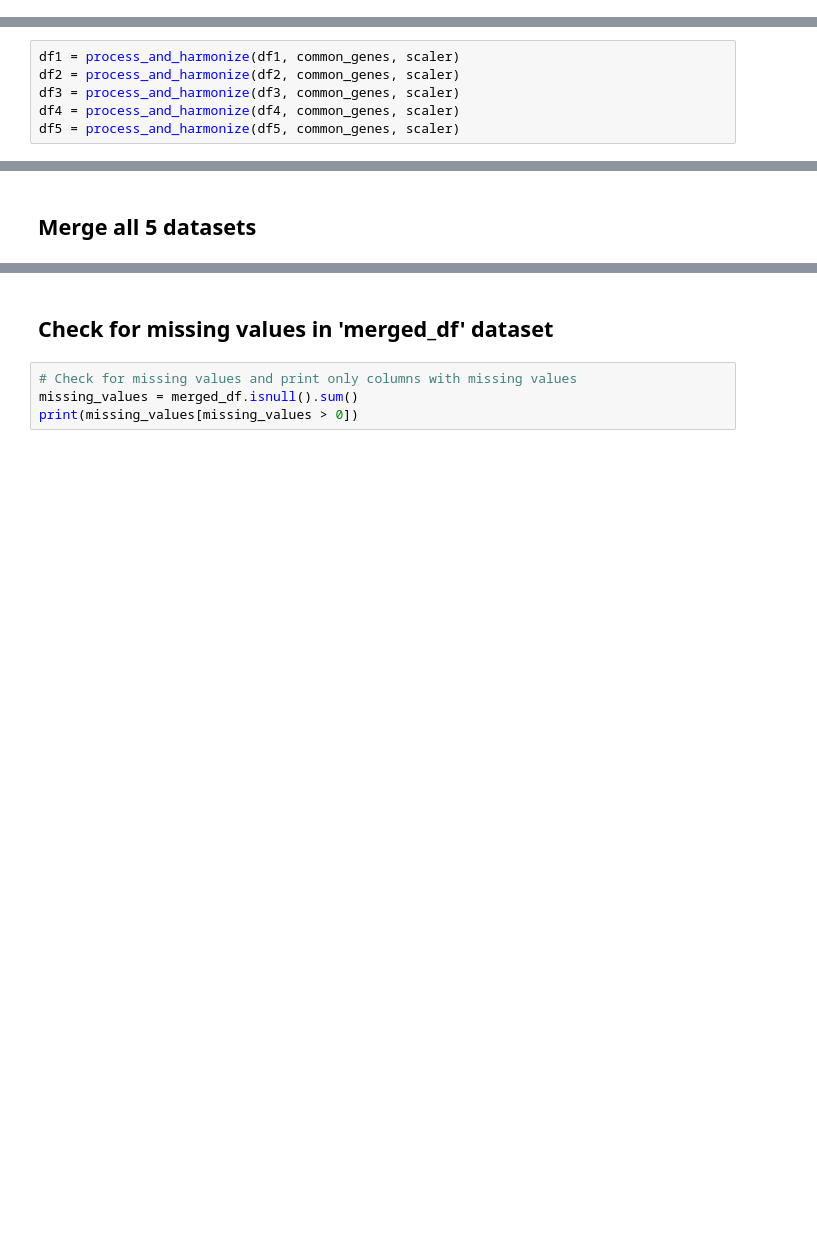
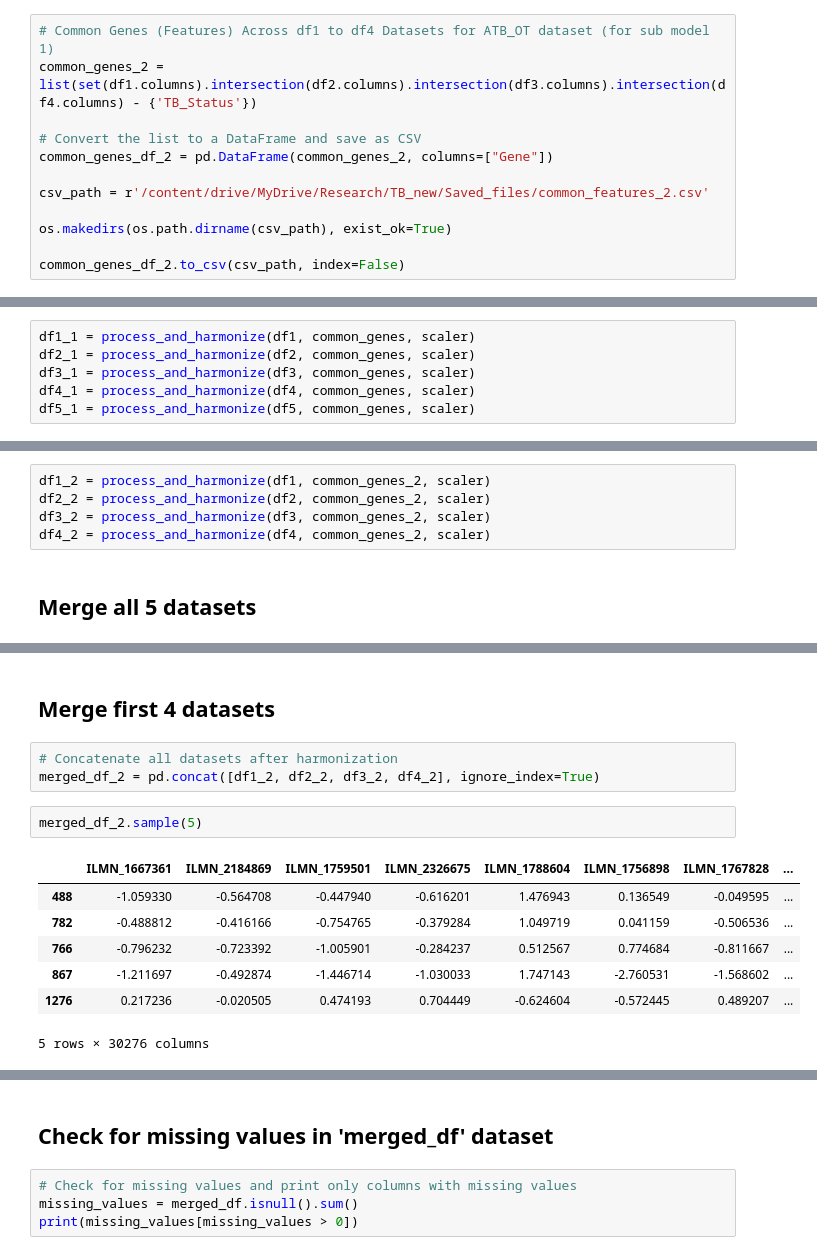
Before and after one commit to Nuwantha97/TB_Research_new, a Jupyter notebook: 1. preprocessing/train/Datasets_preparation.ipynb, the cells around one changed output, grey strips where cells are left out. Drawn from its saved outputs; the diff is of its cells as text; blank space fills up the shorter version.

Commit message:
create merge_df_2 for sub model 1

```diff
--- a/1. preprocessing/train/Datasets_preparation.ipynb
+++ b/1. preprocessing/train/Datasets_preparation.ipynb
@@ -38,6 +38,18 @@ csv_path = r'/content/drive/MyDrive/Research/TB_new/Saved_files/common_features.
 os.makedirs(os.path.dirname(csv_path), exist_ok=True)
 
 common_genes_df.to_csv(csv_path, index=False)
+# %%
+# Common Genes (Features) Across df1 to df4 Datasets for ATB_OT dataset (for sub model 1)
+common_genes_2 = list(set(df1.columns).intersection(df2.columns).intersection(df3.columns).intersection(df4.columns) - {'TB_Status'})
+
+# Convert the list to a DataFrame and save as CSV
+common_genes_df_2 = pd.DataFrame(common_genes_2, columns=["Gene"])
+
+csv_path = r'/content/drive/MyDrive/Research/TB_new/Saved_files/common_features_2.csv'
+
+os.makedirs(os.path.dirname(csv_path), exist_ok=True)
+
+common_genes_df_2.to_csv(csv_path, index=False)
 # %%
 # Standardization & Batch Effect Correction (Median-Centering per Dataset)
 scaler = StandardScaler()
@@ -55,8 +67,8 @@ def process_and_harmonize(df, common_genes, scaler):
 # %% [markdown]
 ## Data Harmonization
 # %%
-df1 = process_and_harmonize(df1, common_genes, scaler)
-df2 = process_and_harmonize(df2, common_genes, scaler)
-df3 = process_and_harmonize(df3, common_genes, scaler)
-df4 = process_and_harmonize(df4, common_genes, scaler)
-df5 = process_and_harmonize(df5, common_genes, scaler)
+df1_1 = process_and_harmonize(df1, common_genes, scaler)
+df2_1 = process_and_harmonize(df2, common_genes, scaler)
+df3_1 = process_and_harmonize(df3, common_genes, scaler)
+df4_1 = process_and_harmonize(df4, common_genes, scaler)
+df5_1 = process_and_harmonize(df5, common_genes, scaler)
@@ -63,3 +77,8 @@ df5 = process_and_harmonize(df5, common_genes, scaler)
+# %%
+df1_2 = process_and_harmonize(df1, common_genes_2, scaler)
+df2_2 = process_and_harmonize(df2, common_genes_2, scaler)
+df3_2 = process_and_harmonize(df3, common_genes_2, scaler)
+df4_2 = process_and_harmonize(df4, common_genes_2, scaler)
 # %% [markdown]
 ## Merge all 5 datasets
 # %%
@@ -77,4 +96,19 @@ merged_df.sample(5)
 5 rows × 23190 columns
+# %% [markdown]
+## Merge first 4 datasets
+# %%
+# Concatenate all datasets after harmonization
+merged_df_2 = pd.concat([df1_2, df2_2, df3_2, df4_2], ignore_index=True)
+# %%
+merged_df_2.sample(5)
+# %% [output]
+|  | ILMN_1667361 | ILMN_2184869 | ILMN_1759501 | ILMN_2326675 | ILMN_1788604 | ILMN_1756898 | ILMN_1767828 | ... |
+| 488 | -1.059330 | -0.564708 | -0.447940 | -0.616201 | 1.476943 | 0.136549 | -0.049595 | ... |
+| 782 | -0.488812 | -0.416166 | -0.754765 | -0.379284 | 1.049719 | 0.041159 | -0.506536 | ... |
+| 766 | -0.796232 | -0.723392 | -1.005901 | -0.284237 | 0.512567 | 0.774684 | -0.811667 | ... |
+| 867 | -1.211697 | -0.492874 | -1.446714 | -1.030033 | 1.747143 | -2.760531 | -1.568602 | ... |
+| 1276 | 0.217236 | -0.020505 | 0.474193 | 0.704449 | -0.624604 | -0.572445 | 0.489207 | ... |
+5 rows × 30276 columns
 # %%
 # List of features to check
 features_to_check = ['ILMN_1774071', 'ILMN_3251610', 'ILMN_1812433', 'ILMN_2105441', 'ILMN_1654875', 'ILMN_1690241']
```
Also changed, not shown: parts of 11 cells of this notebook.
